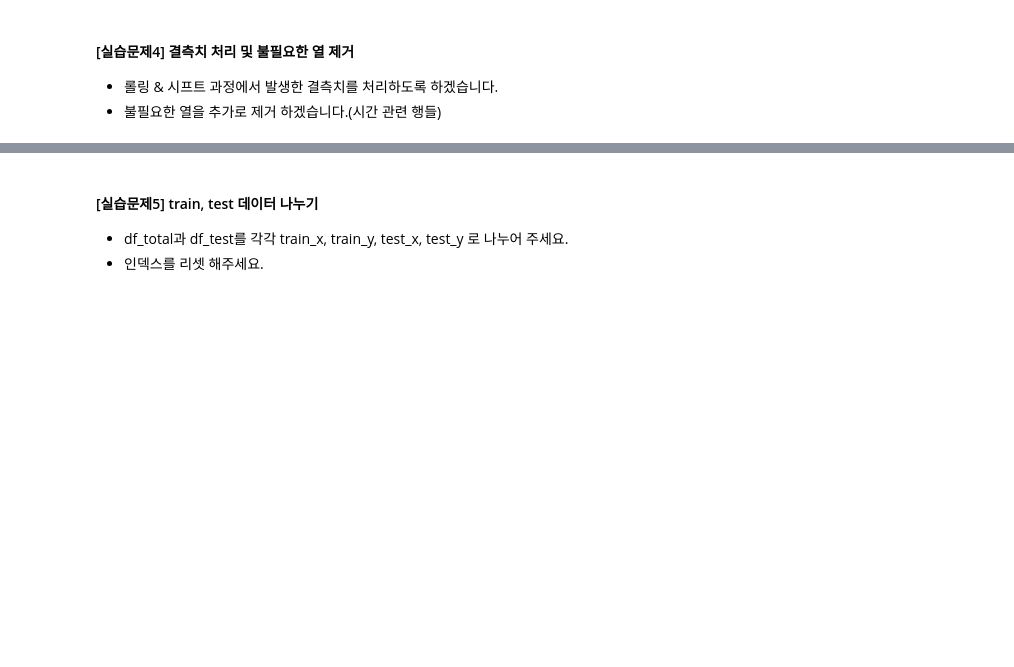
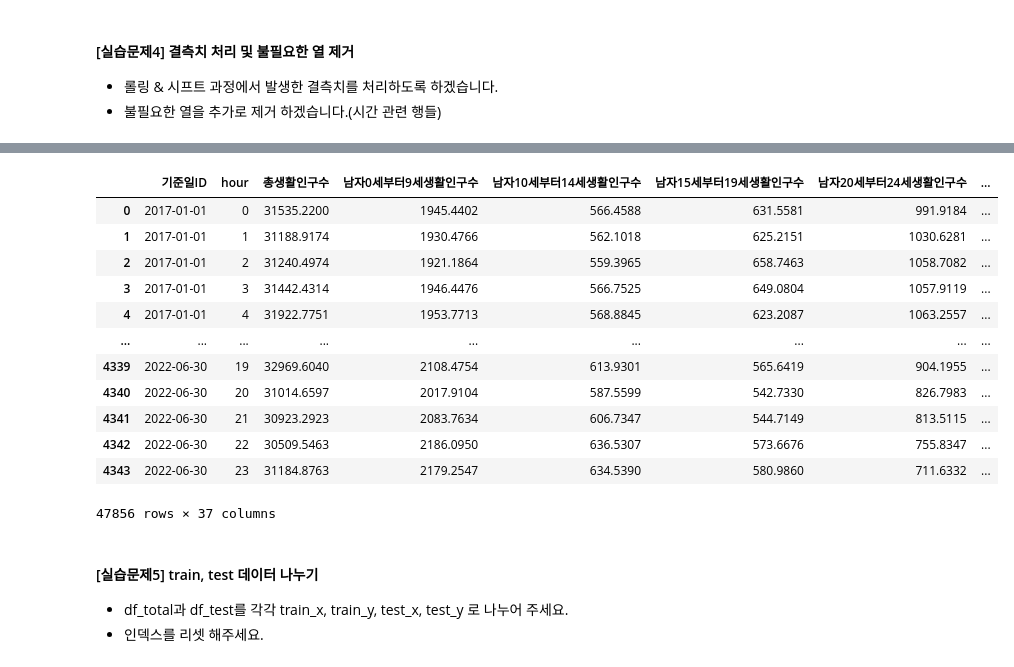
Before and after one commit to pennya6/kt-aivle, a Jupyter notebook: 미니프로젝트5/2. 데이터 전처리_5차_생활인구_실습파일.ipynb, the cells around one changed output, grey strips where cells are left out. Drawn from its saved outputs; the diff is of its cells as text; code cells hidden in the pictures; blank space fills up the shorter version.

```diff
--- a/미니프로젝트5/2. 데이터 전처리_5차_생활인구_실습파일.ipynb
+++ b/미니프로젝트5/2. 데이터 전처리_5차_생활인구_실습파일.ipynb
@@ -115,0 +124,2 @@ df_total
+# %%
+imputer=KNNImputer(n_neighbors=1416)
@@ -116,6 +165,7 @@ df_total
 # %%
-# 아래에 실습코드를 작성하고 결과를 확인합니다.
-# df_total.dropna(axis=0,inplace=True)
-# df_test.dropna(axis=0,inplace=True)
-df_total.fillna(df_total.mean(),inplace=True)
-df_test.fillna(df_test.mean(),inplace=True)
+# # 아래에 실습코드를 작성하고 결과를 확인합니다.
+# # df_total.dropna(axis=0,inplace=True)
+# # df_test.dropna(axis=0,inplace=True)
+# #df_total.fillna(df_total.mean(),inplace=True)
+# #df_test.fillna(df_test.mean(),inplace=True)
+# df_test['1m'].interpolate(limit_direction='backward')
@@ -137,3 +200,21 @@ df_test.shape
+# %%
+test=pd.concat([df_total,df_test])
+# %%
+test
+# %% [output]
+|  | 기준일ID | hour | 총생활인구수 | 남자0세부터9세생활인구수 | 남자10세부터14세생활인구수 | 남자15세부터19세생활인구수 | 남자20세부터24세생활인구수 | ... |
+| 0 | 2017-01-01 | 0 | 31535.2200 | 1945.4402 | 566.4588 | 631.5581 | 991.9184 | ... |
+| 1 | 2017-01-01 | 1 | 31188.9174 | 1930.4766 | 562.1018 | 625.2151 | 1030.6281 | ... |
+| 2 | 2017-01-01 | 2 | 31240.4974 | 1921.1864 | 559.3965 | 658.7463 | 1058.7082 | ... |
+| 3 | 2017-01-01 | 3 | 31442.4314 | 1946.4476 | 566.7525 | 649.0804 | 1057.9119 | ... |
+| 4 | 2017-01-01 | 4 | 31922.7751 | 1953.7713 | 568.8845 | 623.2087 | 1063.2557 | ... |
+| ... | ... | ... | ... | ... | ... | ... | ... | ... |
+| 4339 | 2022-06-30 | 19 | 32969.6040 | 2108.4754 | 613.9301 | 565.6419 | 904.1955 | ... |
+| 4340 | 2022-06-30 | 20 | 31014.6597 | 2017.9104 | 587.5599 | 542.7330 | 826.7983 | ... |
+| 4341 | 2022-06-30 | 21 | 30923.2923 | 2083.7634 | 606.7347 | 544.7149 | 813.5115 | ... |
+| 4342 | 2022-06-30 | 22 | 30509.5463 | 2186.0950 | 636.5307 | 573.6676 | 755.8347 | ... |
+| 4343 | 2022-06-30 | 23 | 31184.8763 | 2179.2547 | 634.5390 | 580.9860 | 711.6332 | ... |
+47856 rows × 37 columns
 # %% [markdown]
 #### [실습문제5] train, test 데이터 나누기
 * df_total과 df_test를 각각 train_x, train_y, test_x, test_y 로 나누어 주세요.
```
Also changed, not shown: parts of 49 cells of this notebook, 2 other files.
